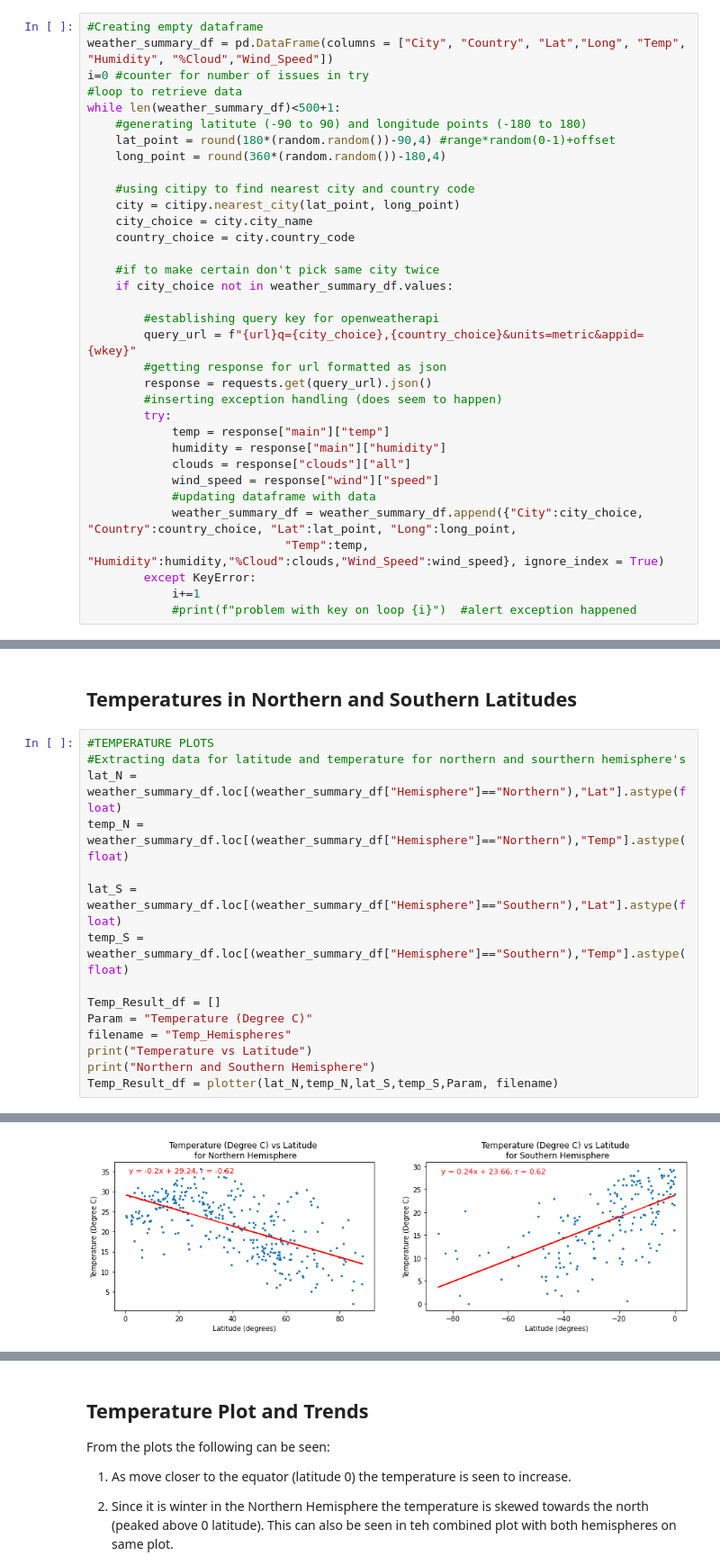
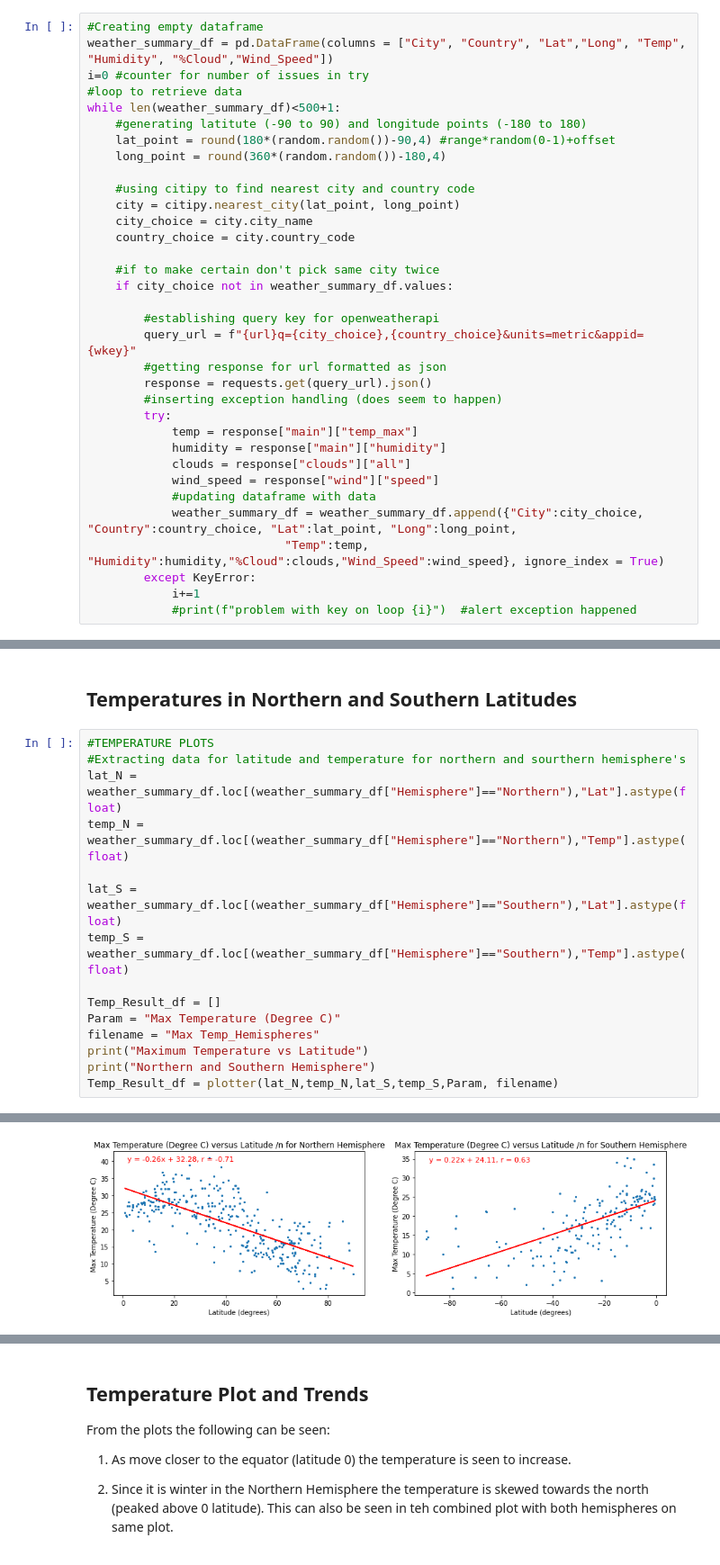
Before and after one commit to j2browns/Python-API, a Jupyter notebook: WeatherPy/WeatherPy.ipynb, the cells around one changed output, grey strips where cells are left out. Shown at 90% size. Cells and saved outputs as stored; diff of their text form.

```diff
--- a/WeatherPy/WeatherPy.ipynb
+++ b/WeatherPy/WeatherPy.ipynb
@@ -103,7 +103,7 @@ while len(weather_summary_df)<500+1:
         response = requests.get(query_url).json()
         #inserting exception handling (does seem to happen)
         try:
-            temp = response["main"]["temp"]
+            temp = response["main"]["temp_max"]
             humidity = response["main"]["humidity"]
             clouds = response["clouds"]["all"]
             wind_speed = response["wind"]["speed"]
@@ -206,9 +206,9 @@ lat_S = weather_summary_df.loc[(weather_summary_df["Hemisphere"]=="Southern"),"L
 temp_S = weather_summary_df.loc[(weather_summary_df["Hemisphere"]=="Southern"),"Temp"].astype(float)
 
 Temp_Result_df = []
-Param = "Temperature (Degree C)"
-filename = "Temp_Hemispheres"
-print("Temperature vs Latitude")
+Param = "Max Temperature (Degree C)"
+filename = "Max Temp_Hemispheres"
+print("Maximum Temperature vs Latitude")
 print("Northern and Southern Hemisphere")
 Temp_Result_df = plotter(lat_N,temp_N,lat_S,temp_S,Param, filename)
 # %% [output]
@@ -216,2 +216,2 @@ Temperature vs Latitude
 Northern and Southern Hemisphere
-[figure, old version]
+[figure, new version]
```
Also changed, not shown: parts of 14 cells of this notebook, 11 other files.
